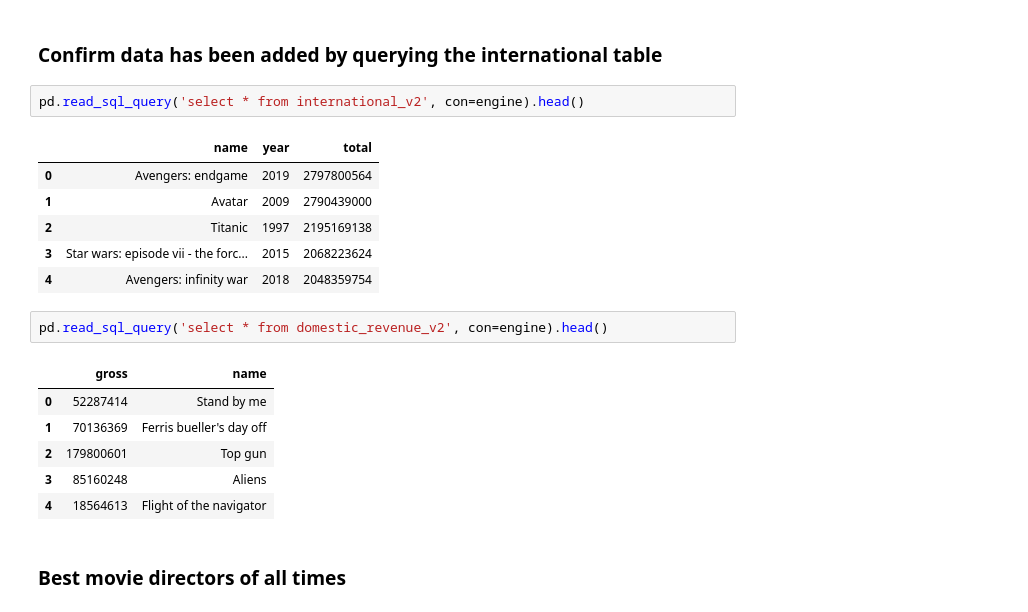
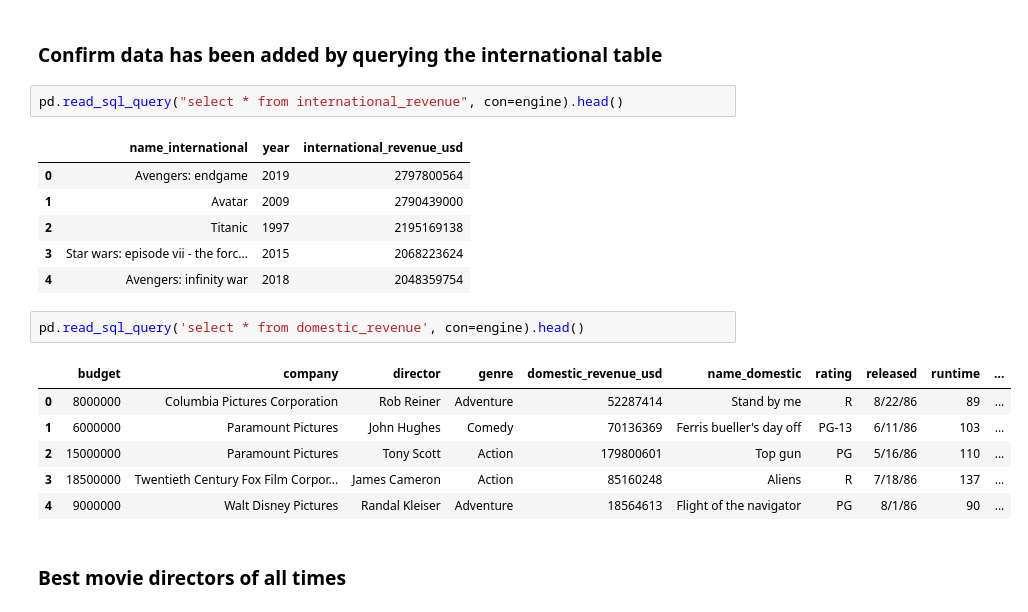
Before and after one commit to IrinaUX/Group7-ETL-Project, a Jupyter notebook: Push_to_SQL.ipynb, the cells around one changed output. Cells and saved outputs as stored; diff of their text form.

Commit message:
Redo the domestic df to include all columns, including director.

```diff
--- a/Push_to_SQL.ipynb
+++ b/Push_to_SQL.ipynb
@@ -230,23 +250,23 @@ engine.table_names()
 # %% [markdown]
 ### Confirm data has been added by querying the international table
 # %%
-pd.read_sql_query('select * from international_v2', con=engine).head()
+pd.read_sql_query("select * from international_revenue", con=engine).head()
 # %% [output]
-|  | name | year | total |
+|  | name_international | year | international_revenue_usd |
 | 0 | Avengers: endgame | 2019 | 2797800564 |
 | 1 | Avatar | 2009 | 2790439000 |
 | 2 | Titanic | 1997 | 2195169138 |
 | 3 | Star wars: episode vii - the forc... | 2015 | 2068223624 |
 | 4 | Avengers: infinity war | 2018 | 2048359754 |
 # %%
-pd.read_sql_query('select * from domestic_revenue_v2', con=engine).head()
+pd.read_sql_query('select * from domestic_revenue', con=engine).head()
 # %% [output]
-|  | gross | name |
-| 0 | 52287414 | Stand by me |
-| 1 | 70136369 | Ferris bueller's day off |
-| 2 | 179800601 | Top gun |
-| 3 | 85160248 | Aliens |
-| 4 | 18564613 | Flight of the navigator |
+|  | budget | company | director | genre | domestic_revenue_usd | name_domestic | rating | released | runtime | ... |
+| 0 | 8000000 | Columbia Pictures Corporation | Rob Reiner | Adventure | 52287414 | Stand by me | R | 8/22/86 | 89 | ... |
+| 1 | 6000000 | Paramount Pictures | John Hughes | Comedy | 70136369 | Ferris bueller's day off | PG-13 | 6/11/86 | 103 | ... |
+| 2 | 15000000 | Paramount Pictures | Tony Scott | Action | 179800601 | Top gun | PG | 5/16/86 | 110 | ... |
+| 3 | 18500000 | Twentieth Century Fox Film Corpor... | James Cameron | Action | 85160248 | Aliens | R | 7/18/86 | 137 | ... |
+| 4 | 9000000 | Walt Disney Pictures | Randal Kleiser | Adventure | 18564613 | Flight of the navigator | PG | 8/1/86 | 90 | ... |
 # %% [markdown]
 ### Best movie directors of all times
 # %%
```
Also changed, not shown: parts of 24 cells of this notebook, 4 other files.
